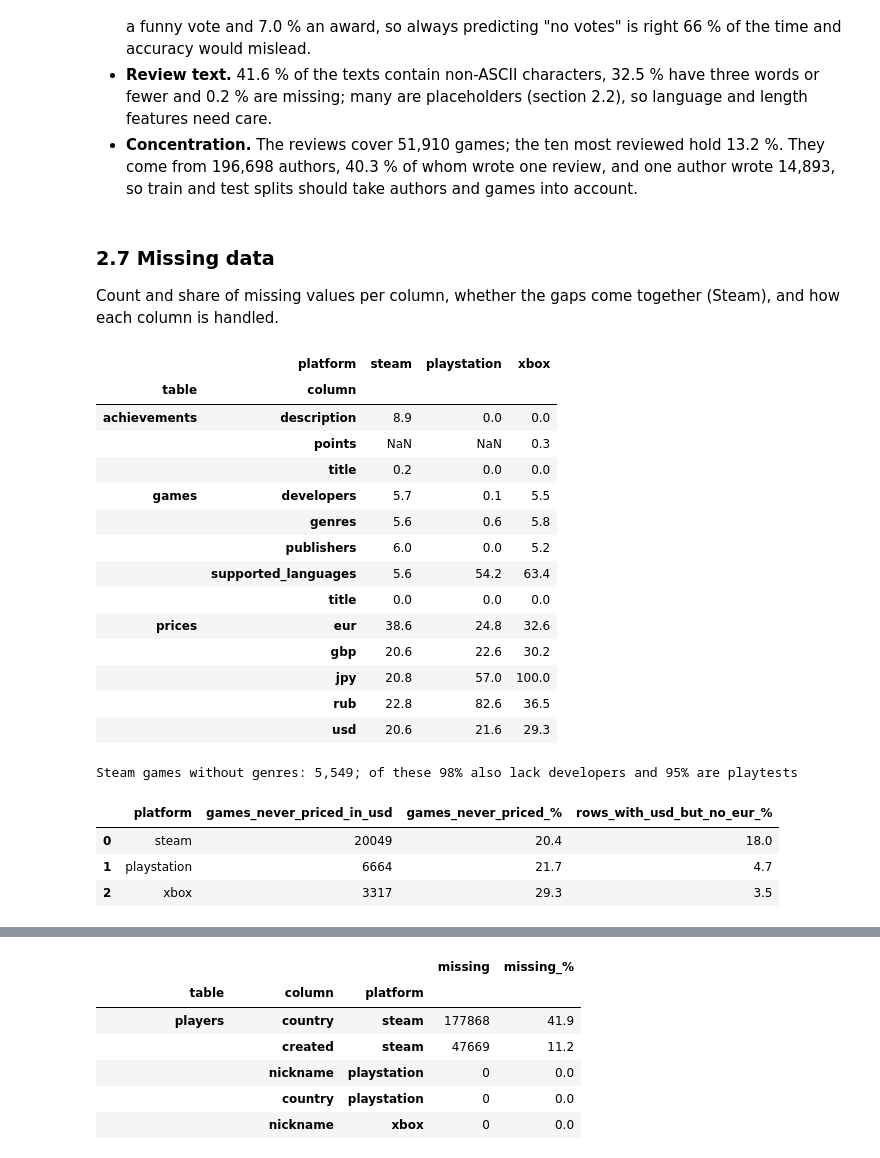
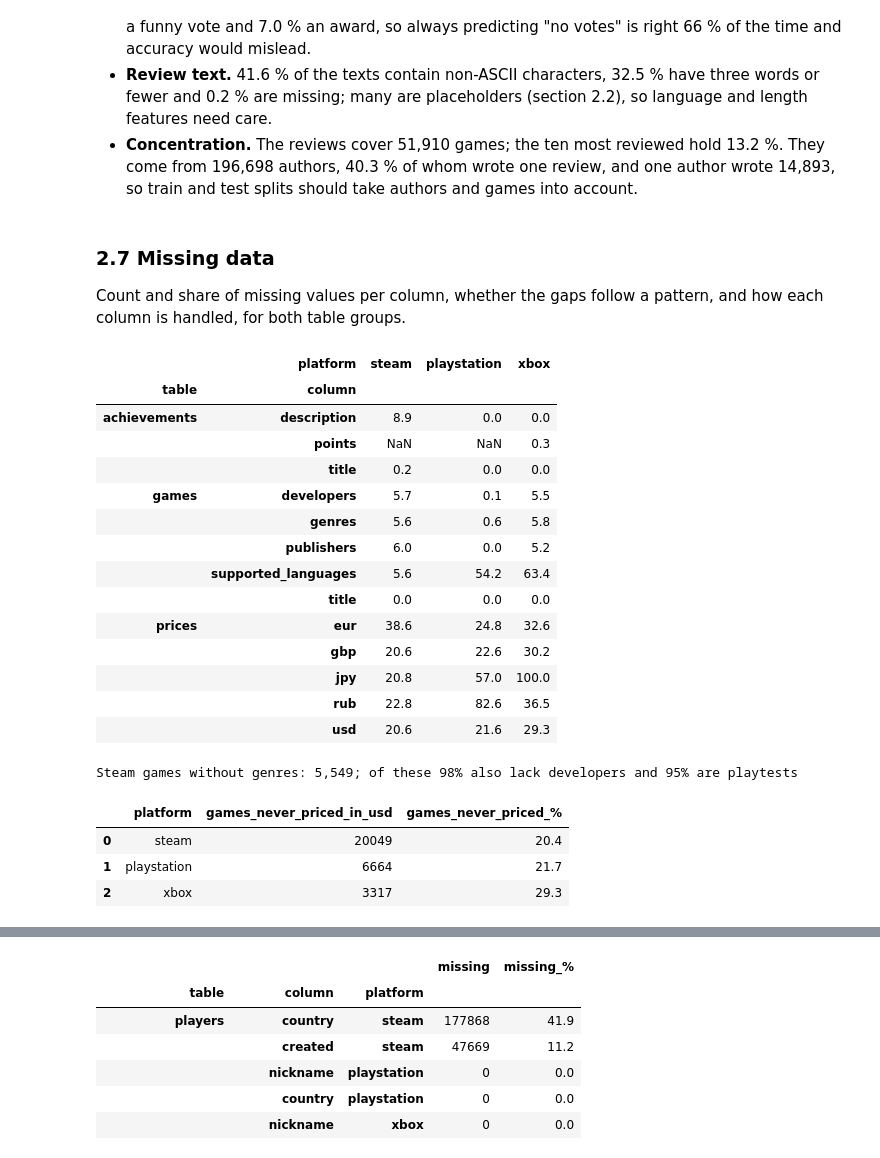
Before and after one commit to minhnguyen1210/Gaming-Profiles, a Jupyter notebook: notebooks/01_collection_exploration.ipynb, the cells around one changed output, grey strips where cells are left out. Drawn from its saved outputs; the diff is of its cells as text; code cells hidden in the pictures.

```diff
--- a/notebooks/01_collection_exploration.ipynb
+++ b/notebooks/01_collection_exploration.ipynb
@@ -858,11 +758,11 @@ for platform in PLATFORMS:
         "first": per_date.index.min().date(), "last": per_date.index.max().date(),
         "days_between_dates": sorted(per_date.index.to_series().diff().dt.days.dropna().astype(int).unique()),
         "rows_per_date": f"{per_date['rows'].min():,} to {per_date['rows'].max():,}",
+        "rows_on_last_date": f"{per_date['rows'].iloc[-1]:,}",
         "games_with_usd_per_date": f"{per_date['with_usd'].min():,} to {per_date['with_usd'].max():,}",
     })
 display(pd.DataFrame(release_rows))
-display(pd.DataFrame(price_rows))
-print(game["playstation", "prices"].groupby("date_acquired").size())
+pd.DataFrame(price_rows)
 # %% [output]
 |  | platform | first | last | released_2020_or_later_% | on_1_January_% | after_collection_end |
 | 0 | steam | 1997-06-30 | 2025-01-10 | 68.4 | 0.13 | 0 |
@@ -1028,7 +938,7 @@ for platform in PLATFORMS:
     usd = prices.loc[prices["date_acquired"] == COMMON_DAY, "usd"].dropna()
     q1, q3 = usd.quantile([0.25, 0.75])
     usd_rows.append({
-        "platform": platform, "games_priced": len(usd), "median": usd.median(), "mean": round(usd.mean(), 2),
+        "platform": platform, "games_priced": len(usd), "min": usd.min(), "median": usd.median(), "mean": round(usd.mean(), 2),
         "Q1": q1, "Q3": q3, "max": usd.max(), "skewness": round(usd.skew(), 1),
         "above_Q3_plus_1.5_IQR_%": round(100 * (usd > q3 + 1.5 * (q3 - q1)).mean(), 1),
     })
@@ -1266,19 +1154,19 @@ Distinct values, balance, inconsistent labels and rare categories for `country`,
 # Game side: games, achievements, prices (owner: minhnguyen1210)
 genre_rows, genre_shares = [], {}
 for platform in PLATFORMS:
-    games = game[platform, "games"]
-    labels = parse_list_column(games["genres"]).explode().dropna().str.strip()  # index = row of the game
+    parsed = game_lists[platform, "genres"]                       # parsed in section 2.1
+    labels = parsed.explode().dropna().str.strip()                 # index = row of the game
     lower = labels.str.lower()
     spellings = labels.groupby(lower).unique()                     # spellings of each label, ignoring case
     inconsistent = spellings[spellings.map(len) > 1]
     canonical = lower.map(labels.groupby(lower).agg(lambda s: s.mode()[0]))  # most frequent spelling
     per_game = canonical.rename("label").reset_index().drop_duplicates()     # each label once per game
-    share = per_game["label"].value_counts() / games["genres"].notna().sum() * 100  # % of games with the label
+    share = per_game["label"].value_counts() / parsed.notna().sum() * 100  # % of games with the label
     genre_shares[platform] = share
     genre_rows.append({
         "platform": platform, "labels": labels.nunique(), "labels_ignoring_case": len(spellings),
         "inconsistent_examples": [list(v) for v in inconsistent.head(3)],
-        "labels_per_game_median": parse_list_column(games["genres"]).str.len().median(),
+        "labels_per_game_median": parsed.str.len().median(),
         "rare_labels_under_1%": int((share < 1).sum()),
         "top_5": list(share.head(5).round(1).items()),
     })
@@ -1299,24 +1187,12 @@ plt.show()
 | 2 | xbox | 113 | 108 | [[Fighting, fighting], [Platforme... | 1.0 | ... |
 [figure]
 # %%
-# Other categorical columns: PlayStation console and trophy grade, publishers, languages
+# PlayStation console version and trophy grade (the categorical columns used by the trophy question)
 ps_trophies = game["playstation", "achievements"]
 platinum_per_game = ps_trophies.assign(is_platinum=ps_trophies["rarity"] == "Platinum").groupby("gameid")["is_platinum"].sum()
-display(pd.concat({
+print("PS games by number of Platinum trophies:", platinum_per_game.value_counts().sort_index().to_dict())
+pd.concat({
     "PS games by console (%)": game["playstation", "games"]["platform"].value_counts(normalize=True).mul(100).round(1),
     "PS trophies by grade (%)": ps_trophies["rarity"].value_counts(normalize=True, sort=False).mul(100).round(1),
-}))
-print("PS games by number of Platinum trophies:", platinum_per_game.value_counts().sort_index().to_dict())
-
-other_rows = []
-for platform in PLATFORMS:
-    games = game[platform, "games"]
-    publishers = parse_list_column(games["publishers"]).explode().dropna()
-    other_rows.append({
-        "platform": platform,
-        "distinct_publishers": publishers.nunique(),
-        "top_3_publishers": list(publishers.value_counts().head(3).items()),
-        "languages_per_game_median": parse_list_column(games["supported_languages"]).str.len().median(),
-    })
-pd.DataFrame(other_rows)
+})
 # %% [output]
@@ -1435,7 +1305,8 @@ countries only on Steam: 179, only on PlayStation: 0; examples only on PlayStati
 # %% [markdown]
 ### 2.7 Missing data
 
-Count and share of missing values per column, whether the gaps come together (Steam), and how each column is handled.
+Count and share of missing values per column, whether the gaps follow a pattern, and how each column is handled, for
+both table groups.
 # %%
 # Game side: games, achievements, prices (owner: minhnguyen1210)
 # Share of missing values per column (%), one column per platform; only columns with missing values
@@ -1453,38 +1324,37 @@ print(f"Steam games without genres: {no_metadata.sum():,}; "
       f"of these {(no_metadata & steam_games['developers'].isna()).mean() / no_metadata.mean():.0%} also lack developers "
       f"and {(no_metadata & is_playtest).sum() / no_metadata.sum():.0%} are playtests")
 
 price_gaps = []
 for platform in PLATFORMS:
     prices = game[platform, "prices"]
     never_usd = prices.groupby("gameid")["usd"].count() == 0
     price_gaps.append({
         "platform": platform,
         "games_never_priced_in_usd": int(never_usd.sum()),
         "games_never_priced_%": round(100 * never_usd.mean(), 1),
-        "rows_with_usd_but_no_eur_%": round(100 * (prices["usd"].notna() & prices["eur"].isna()).mean(), 1),
     })
 pd.DataFrame(price_gaps)
 # %% [output]
 |  | platform | steam | playstation | xbox |
 | table | column |  |  |  |
 | achievements | description | 8.9 | 0.0 | 0.0 |
 |  | points | NaN | NaN | 0.3 |
 |  | title | 0.2 | 0.0 | 0.0 |
 | games | developers | 5.7 | 0.1 | 5.5 |
 |  | genres | 5.6 | 0.6 | 5.8 |
 |  | publishers | 6.0 | 0.0 | 5.2 |
 |  | supported_languages | 5.6 | 54.2 | 63.4 |
 |  | title | 0.0 | 0.0 | 0.0 |
 | prices | eur | 38.6 | 24.8 | 32.6 |
 |  | gbp | 20.6 | 22.6 | 30.2 |
 |  | jpy | 20.8 | 57.0 | 100.0 |
 |  | rub | 22.8 | 82.6 | 36.5 |
 |  | usd | 20.6 | 21.6 | 29.3 |
 Steam games without genres: 5,549; of these 98% also lack developers and 95% are playtests
-|  | platform | games_never_priced_in_usd | games_never_priced_% | rows_with_usd_but_no_eur_% |
-| 0 | steam | 20049 | 20.4 | 18.0 |
-| 1 | playstation | 6664 | 21.7 | 4.7 |
-| 2 | xbox | 3317 | 29.3 | 3.5 |
+|  | platform | games_never_priced_in_usd | games_never_priced_% |
+| 0 | steam | 20049 | 20.4 |
+| 1 | playstation | 6664 | 21.7 |
+| 2 | xbox | 3317 | 29.3 |
 # %% [markdown]
 #### Game side: observations
 
```
Also changed, not shown: parts of 36 cells of this notebook, 2 other files.
